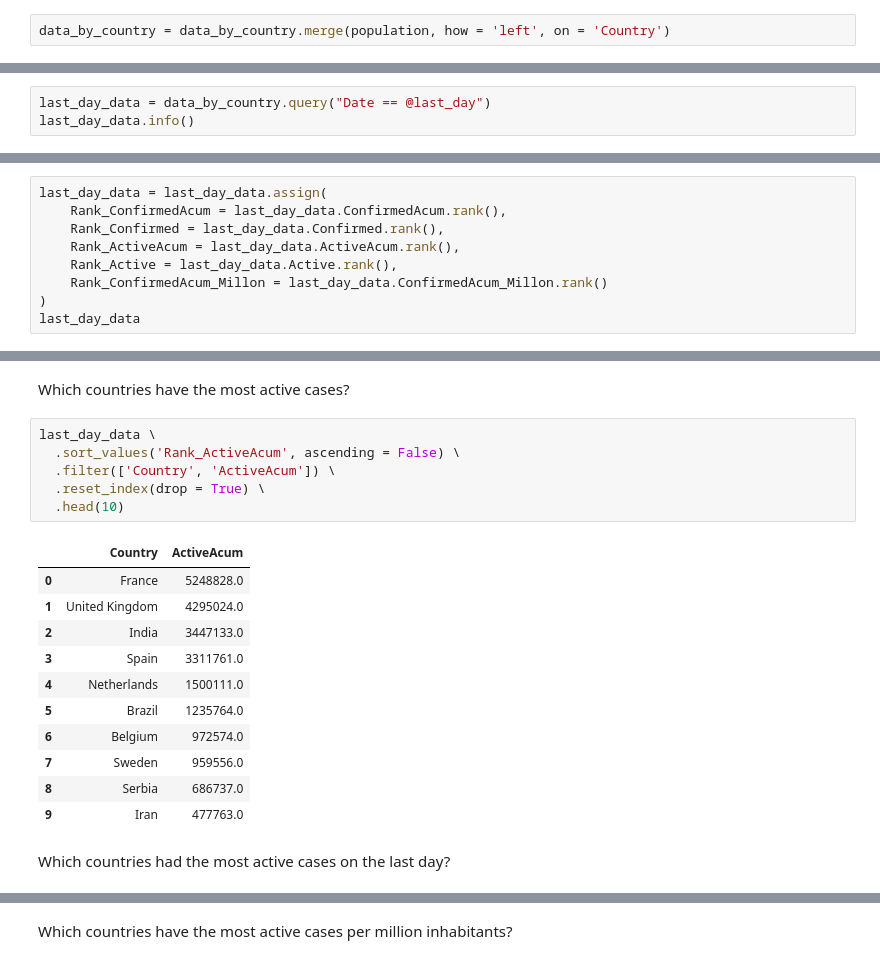
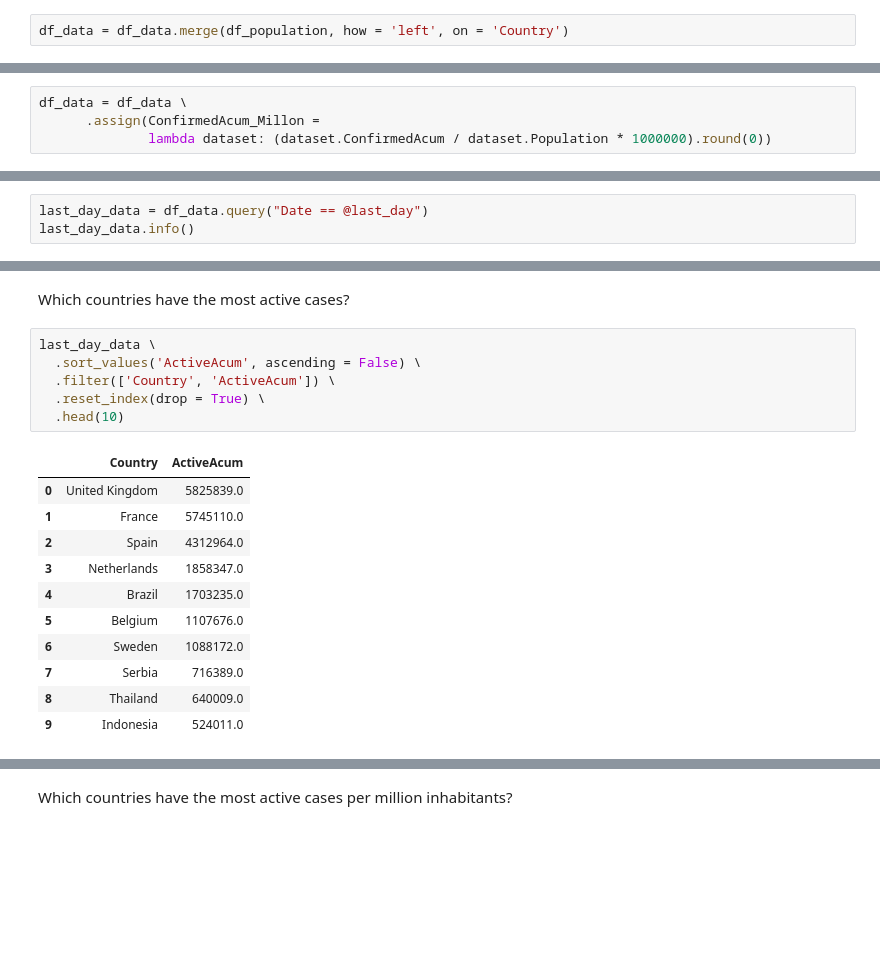
Before and after one commit to dvillaj/covid-19-data, a Jupyter notebook: Covid_19.ipynb, the cells around one changed output, grey strips where cells are left out. Cells and saved outputs as stored; diff of their text form; blank space fills up the shorter version.

```diff
--- a/Covid_19.ipynb
+++ b/Covid_19.ipynb
@@ -419,5 +571,5 @@ population.head()
 # %% [markdown]
 Now I join the population Dataset with the country data to have the population in this dataset
 # %%
-data_by_country = data_by_country.merge(population, how = 'left', on = 'Country')
+df_data = df_data.merge(df_population, how = 'left', on = 'Country')
 # %%
@@ -468,0 +610,4 @@ data_by_country.head()
+# %%
+df_data = df_data \
+      .assign(ConfirmedAcum_Millon =
+              lambda dataset: (dataset.ConfirmedAcum / dataset.Population * 1000000).round(0))
@@ -480,7 +640,7 @@ Timestamp('2021-05-03 00:00:00')
 # %% [markdown]
 Now I can filter the data by this date
 # %%
-last_day_data = data_by_country.query("Date == @last_day")
+last_day_data = df_data.query("Date == @last_day")
 last_day_data.info()
 # %% [output]
 <class 'pandas.core.frame.DataFrame'>
@@ -523,9 +664,0 @@ Let's assign new columns with the most interesting rankins ...
-# %%
-last_day_data = last_day_data.assign(
-    Rank_ConfirmedAcum = last_day_data.ConfirmedAcum.rank(),
-    Rank_Confirmed = last_day_data.Confirmed.rank(),
-    Rank_ActiveAcum = last_day_data.ActiveAcum.rank(),
-    Rank_Active = last_day_data.Active.rank(),
-    Rank_ConfirmedAcum_Millon = last_day_data.ConfirmedAcum_Millon.rank()
-)
-last_day_data
@@ -587,21 +686,19 @@ last_day_data \
 Which countries have the most active cases?
 # %%
 last_day_data \
-  .sort_values('Rank_ActiveAcum', ascending = False) \
+  .sort_values('ActiveAcum', ascending = False) \
   .filter(['Country', 'ActiveAcum']) \
   .reset_index(drop = True) \
   .head(10)
 # %% [output]
 |  | Country | ActiveAcum |
-| 0 | France | 5248828.0 |
-| 1 | United Kingdom | 4295024.0 |
-| 2 | India | 3447133.0 |
-| 3 | Spain | 3311761.0 |
-| 4 | Netherlands | 1500111.0 |
-| 5 | Brazil | 1235764.0 |
-| 6 | Belgium | 972574.0 |
-| 7 | Sweden | 959556.0 |
-| 8 | Serbia | 686737.0 |
-| 9 | Iran | 477763.0 |
+| 0 | United Kingdom | 5825839.0 |
+| 1 | France | 5745110.0 |
+| 2 | Spain | 4312964.0 |
+| 3 | Netherlands | 1858347.0 |
+| 4 | Brazil | 1703235.0 |
+| 5 | Belgium | 1107676.0 |
+| 6 | Sweden | 1088172.0 |
+| 7 | Serbia | 716389.0 |
+| 8 | Thailand | 640009.0 |
+| 9 | Indonesia | 524011.0 |
-# %% [markdown]
-Which countries had the most active cases on the last day?
```
Also changed, not shown: parts of 102 cells of this notebook, 2 other files.
